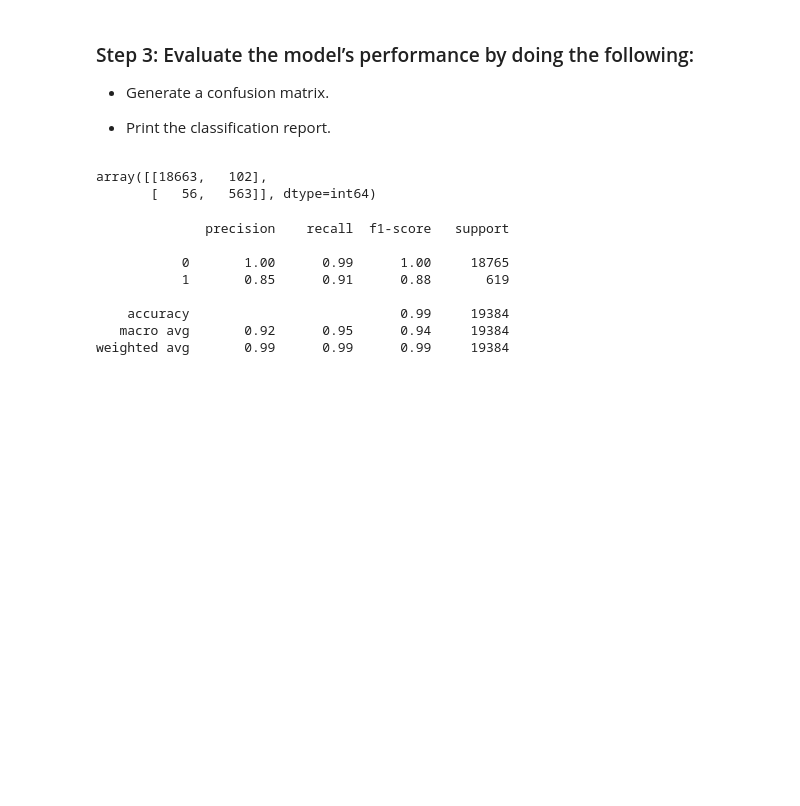
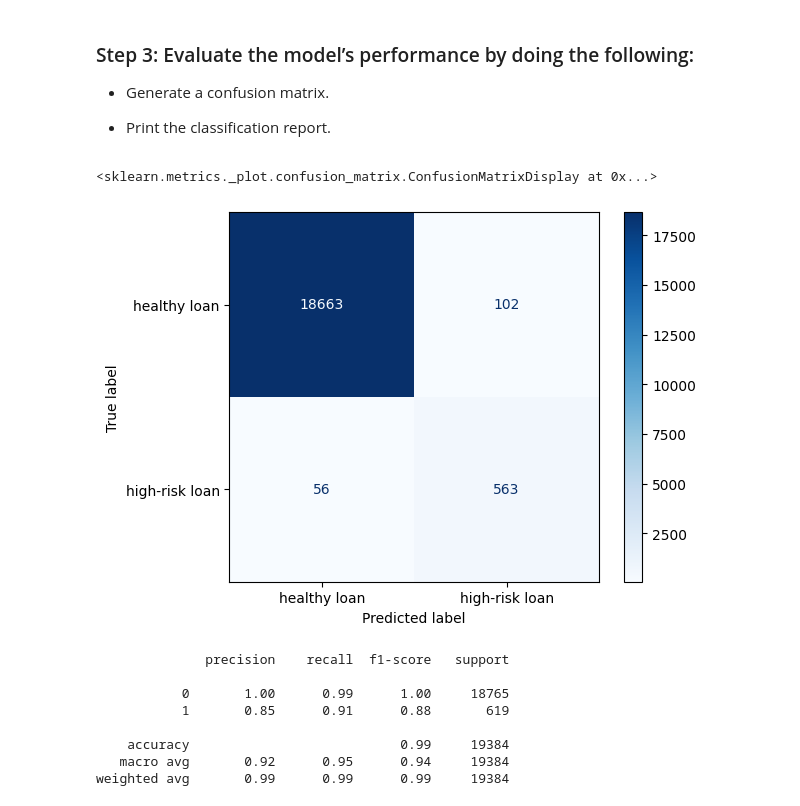
Before and after one commit to FrancisDoran/credit-risk-classification, a Jupyter notebook: credit_risk_classification.ipynb, the cells around one changed output. Drawn from its saved outputs; the diff is of its cells as text; code cells hidden in the pictures; blank space fills up the shorter version.

```diff
--- a/credit_risk_classification.ipynb
+++ b/credit_risk_classification.ipynb
@@ -110,9 +111,14 @@ prediction=model.predict(X_test)
 # %%
 # Generate a confusion matrix for the model
 confusion_matrix(y_test,prediction)
+cnf_matrix = confusion_matrix(y_test, prediction)
+
+cmd = ConfusionMatrixDisplay(cnf_matrix, display_labels=['healthy loan', 'high-risk loan'])
+
+cmd.plot(cmap=plt.cm.Blues)
 # %% [output]
-array([[18663,   102],
-       [   56,   563]], dtype=int64)
+<sklearn.metrics._plot.confusion_matrix.ConfusionMatrixDisplay at 0x...>
+[figure, added]
 # %%
 # Print the classification report for the model
 print(classification_report(y_test,prediction))
```
Also changed, not shown: parts of 3 cells of this notebook.
